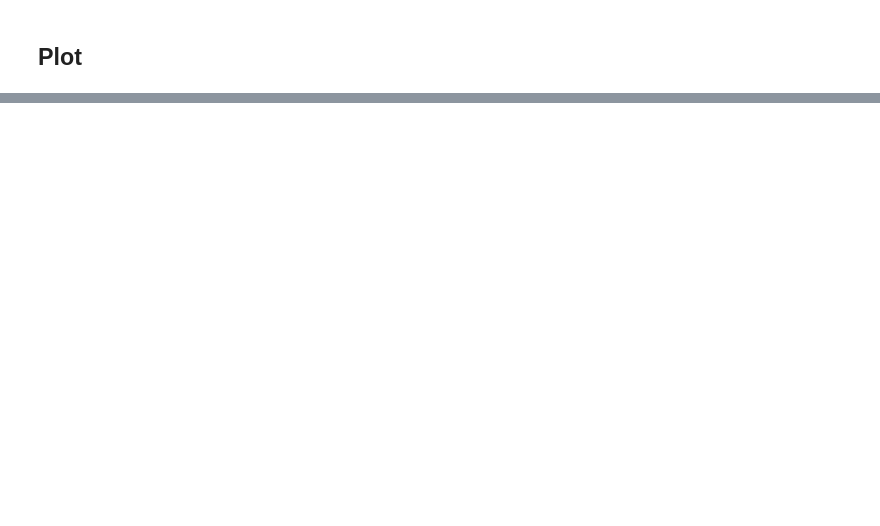
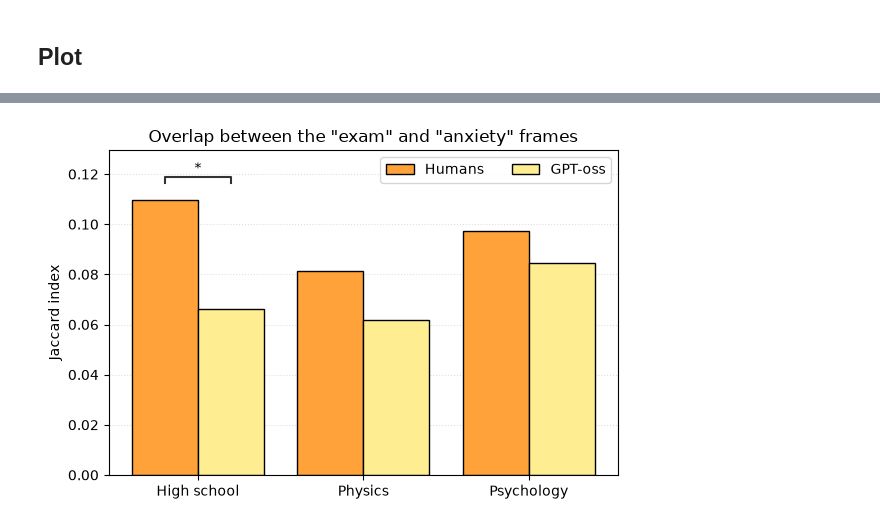
Before and after one commit to emmafranchino/cognoscolab, a Jupyter notebook: rassereno/notebooks/jaccard_similarity.ipynb, the cells around one changed output, grey strips where cells are left out. Saved outputs shown, nothing was run; the diff lists cells and outputs as text; code cells hidden in the pictures; blank space fills up the shorter version.

```diff
--- a/rassereno/notebooks/jaccard_similarity.ipynb
+++ b/rassereno/notebooks/jaccard_similarity.ipynb
@@ -208,0 +174,74 @@ fig.savefig(path_rassereno_analysis / "comparison_plots" / "exam_anxiety_comp.pn
+# %%
+LABELS = {
+    "high_school": "High school",
+    "physics": "Physics",
+    "psychology": "Psychology",
+}
+plot_df = pd.DataFrame(
+    [
+        {
+            "sample": LABELS[s],
+            "source": source,
+            "J": jaccard.loc[f"{prefix}{s}_all", "J"],
+        }
+        for s in HUMAN_SAMPLES
+        for prefix, source in [("", "Humans"), ("gpt_oss_", "GPT-oss")]
+    ]
+)
+order = [LABELS[s] for s in HUMAN_SAMPLES]
+hue_order = ["Humans", "GPT-oss"]
+
+fig, ax = plt.subplots(figsize=(6, 4))
+sns.barplot(
+    data=plot_df,
+    x="sample",
+    y="J",
+    hue="source",
+    order=order,
+    hue_order=hue_order,
+    palette={"Humans": "#FFA239", "GPT-oss": "#FEEE91"},
+    saturation=1,
+    edgecolor="black",
+    ax=ax,
+)
+
+# significance brackets from the Holm-adjusted permutation p-values computed above
+pairs = [((LABELS[s], "Humans"), (LABELS[s], "GPT-oss")) for s in HUMAN_SAMPLES]
+annotator = Annotator(
+    ax,
+    pairs,
+    data=plot_df,
+    x="sample",
+    y="J",
+    hue="source",
+    order=order,
+    hue_order=hue_order,
+)
+annotator.configure(
+    text_format="star",
+    pvalue_thresholds=[[ALPHA, "*"], [1, "ns"]],
+    alpha=ALPHA,
+    hide_non_significant=True,
+    loc="inside",
+    verbose=0,
+)
+annotator.set_pvalues([comparisons.loc[s, "p_holm"] for s in HUMAN_SAMPLES])
+annotator.annotate()
+
+ax.set_xlabel("")
+ax.set_ylabel("Jaccard index")
+ax.set_title('Overlap between the "exam" and "anxiety" frames')
+ax.grid(axis="y", linestyle=":", alpha=0.4)
+ax.set_axisbelow(True)
+ax.legend(
+    title_fontsize=8,
+    loc="upper right",
+    ncol=2,
+)
+fig.tight_layout()
+(path_rassereno_analysis / "comparison_plots").mkdir(exist_ok=True)
+fig.savefig(
+    path_rassereno_analysis / "comparison_plots" / "exam_anxiety_comp.pdf", dpi=300
+)
+# %% [output]
+[figure, added]
```
Also changed, not shown: parts of 9 cells of this notebook, 1 other file.
